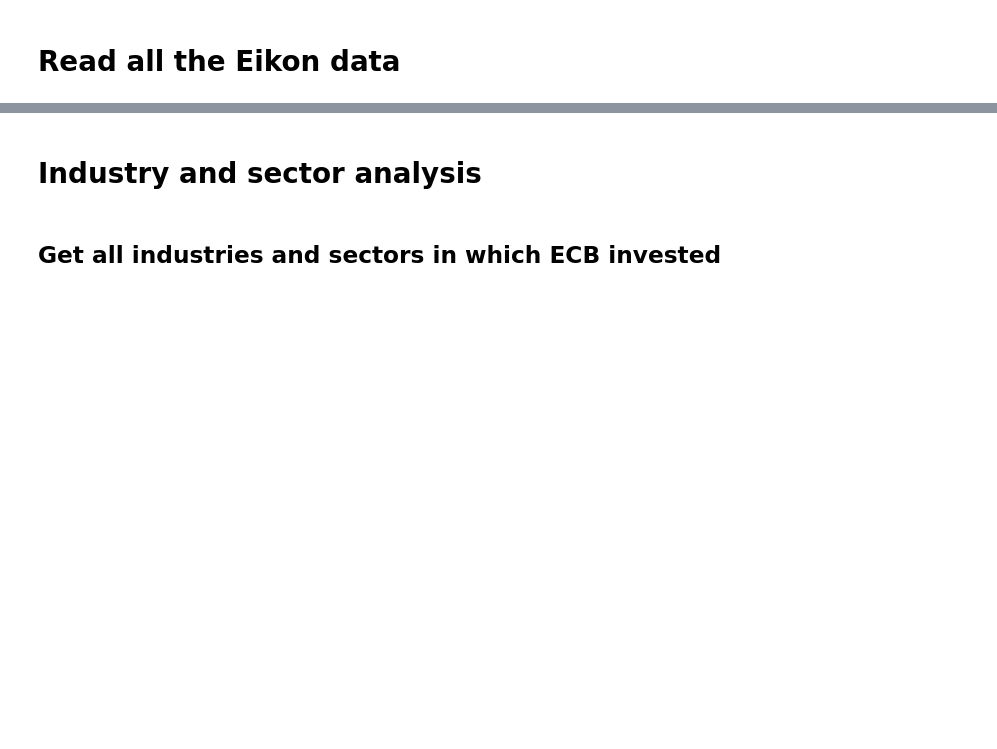
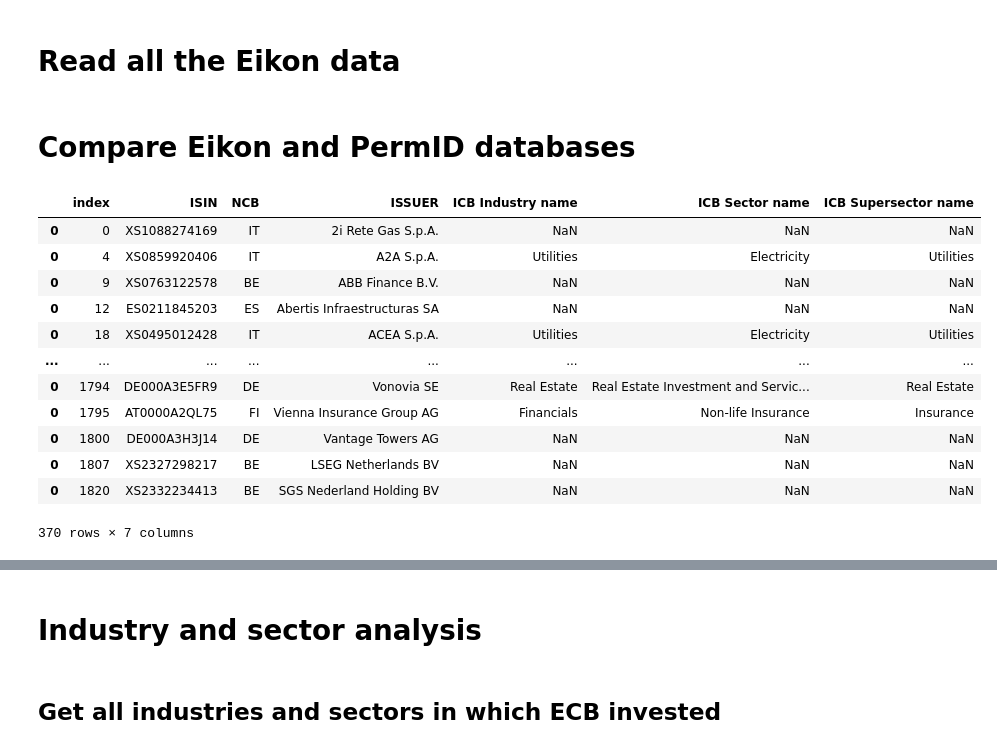
Before and after one commit to AukeVanSighem/ECB-Bond-Purchases, a Jupyter notebook: DataAnalysis.ipynb, the cells around one changed output, grey strips where cells are left out. Drawn from its saved outputs; the diff is of its cells as text; code cells hidden in the pictures; blank space fills up the shorter version.

Commit message:
Compare PermID and Eikon company and sector data

```diff
--- a/DataAnalysis.ipynb
+++ b/DataAnalysis.ipynb
@@ -94,8 +94,8 @@ import geocoder
 opid = OpenPermID()
 opid.set_access_token("r95vEAhvmucG8iNGtsP17hjbgUGMhz4j")
 # %%
-holdings20210402 = pd.read_csv("data/CSPP_PEPP_corporate_bond_holdings_20210402.csv", header=0, encoding='latin-1') #TODO: remove!
-companies = holdings20210402.ISSUER.astype('string').unique()
+holdingsECB = pd.read_csv("data/holdingsECB.csv", header=0, delimiter=';')
+companies = holdingsECB.ISSUER.astype('string').unique()
 permid_mappings = pd.DataFrame({})
 unmapped_companies = []
 
@@ -105,6 +105,7 @@ for company in companies:
     err, count = 0, 0
     while (err != None and count < 5):
         output, err = opid.search(company)
+        count = count - 1
     if err != None:
         unmapped_companies.append(company)
         continue
@@ -194,3 +262,30 @@ eikon_data_industry = pd.read_csv(eikon_data_folder+"holdingsECBIndustryAndSecto
 eikon_data_merged = eikon_data_general.merge(eikon_data_environment, "left", "ISIN") #append environment
 eikon_data_complete = eikon_data_merged.merge(eikon_data_industry, "left", "ISIN") # appended industry
 eikon_data_complete.rename(columns={'CO2.1': 'CO2_1'}, inplace=True) #changed column name to prevent syntax errors
+# %% [markdown]
+# Compare Eikon and PermID databases
+# %%
+NaN_message = "Unable to collect data for the field(.*)"
+sector_data = eikon_data_complete[['ISIN', 'NCB', 'ISSUER','ICB Industry name','ICB Sector name','ICB Supersector name']]
+sector_data = sector_data.replace(to_replace = NaN_message, value = np.NaN, regex = True)
+
+sector_data_company = pd.DataFrame({})
+for i in sector_data.ISSUER.unique():
+    df = sector_data[sector_data.ISSUER == i].iloc[[0]].reset_index()
+    index = df.notnull().sum(axis = 1).idxmax()
+    sector_data_company = sector_data_company.append(df.iloc[[index]])
+sector_data_company
+# %% [output]
+|  | index | ISIN | NCB | ISSUER | ICB Industry name | ICB Sector name | ICB Supersector name |
+| 0 | 0 | XS1088274169 | IT | 2i Rete Gas S.p.A. | NaN | NaN | NaN |
+| 0 | 4 | XS0859920406 | IT | A2A S.p.A. | Utilities | Electricity | Utilities |
+| 0 | 9 | XS0763122578 | BE | ABB Finance B.V. | NaN | NaN | NaN |
+| 0 | 12 | ES0211845203 | ES | Abertis Infraestructuras SA | NaN | NaN | NaN |
+| 0 | 18 | XS0495012428 | IT | ACEA S.p.A. | Utilities | Electricity | Utilities |
+| ... | ... | ... | ... | ... | ... | ... | ... |
+| 0 | 1794 | DE000A3E5FR9 | DE | Vonovia SE | Real Estate | Real Estate Investment and Servic... | Real Estate |
+| 0 | 1795 | AT0000A2QL75 | FI | Vienna Insurance Group AG | Financials | Non-life Insurance | Insurance |
+| 0 | 1800 | DE000A3H3J14 | DE | Vantage Towers AG | NaN | NaN | NaN |
+| 0 | 1807 | XS2327298217 | BE | LSEG Netherlands BV | NaN | NaN | NaN |
+| 0 | 1820 | XS2332234413 | BE | SGS Nederland Holding BV | NaN | NaN | NaN |
+370 rows × 7 columns
```
Also changed, not shown: parts of 8 cells of this notebook.
